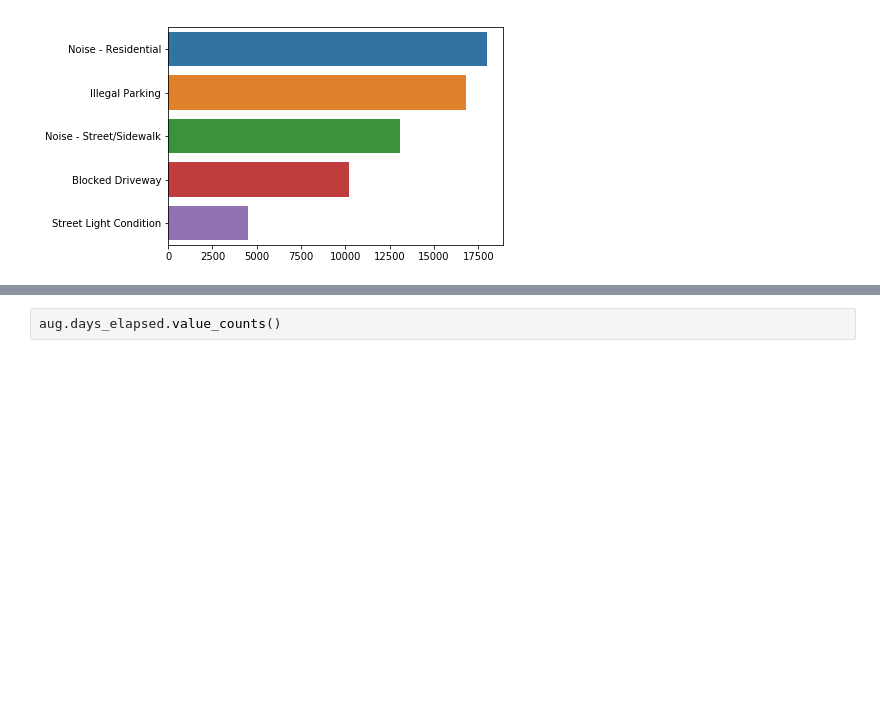
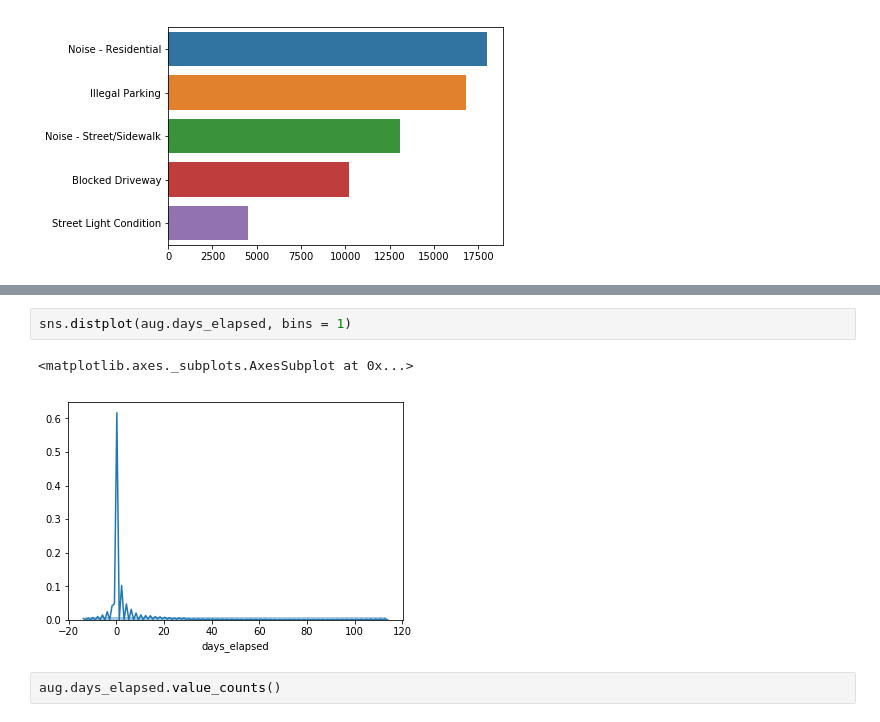
Before and after one commit to whohuhwhat/311_pt4, a Jupyter notebook: TS.ipynb, the cells around one changed output, grey strips where cells are left out. Drawn from its saved outputs; the diff is of its cells as text; blank space fills up the shorter version.

```diff
--- a/TS.ipynb
+++ b/TS.ipynb
@@ -32,3 +43,8 @@ sns.barplot(one_day.values, one_day.index)
+# %%
+sns.distplot(aug.days_elapsed, bins = 1)
+# %% [output]
+<matplotlib.axes._subplots.AxesSubplot at 0x...>
+[figure, added]
 # %%
 aug.days_elapsed.value_counts()
 # %% [output]
```
Also changed, not shown: parts of 1 cell of this notebook.
